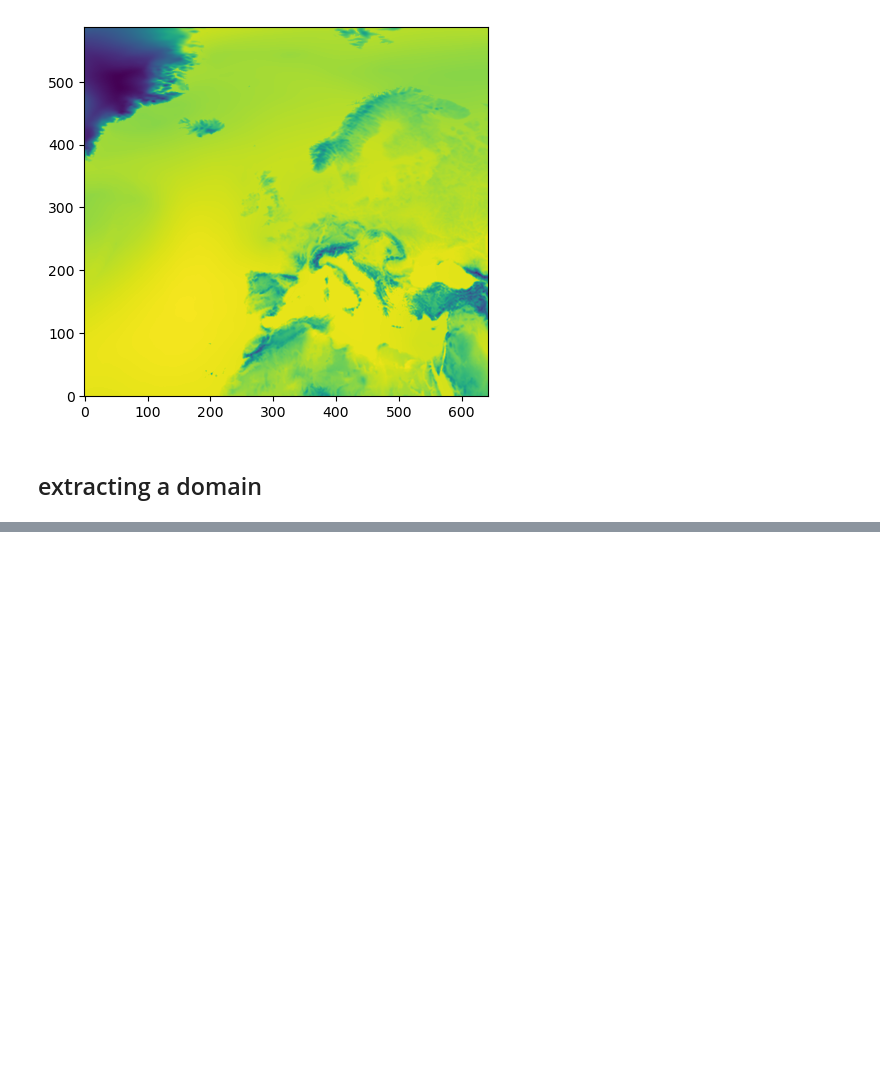
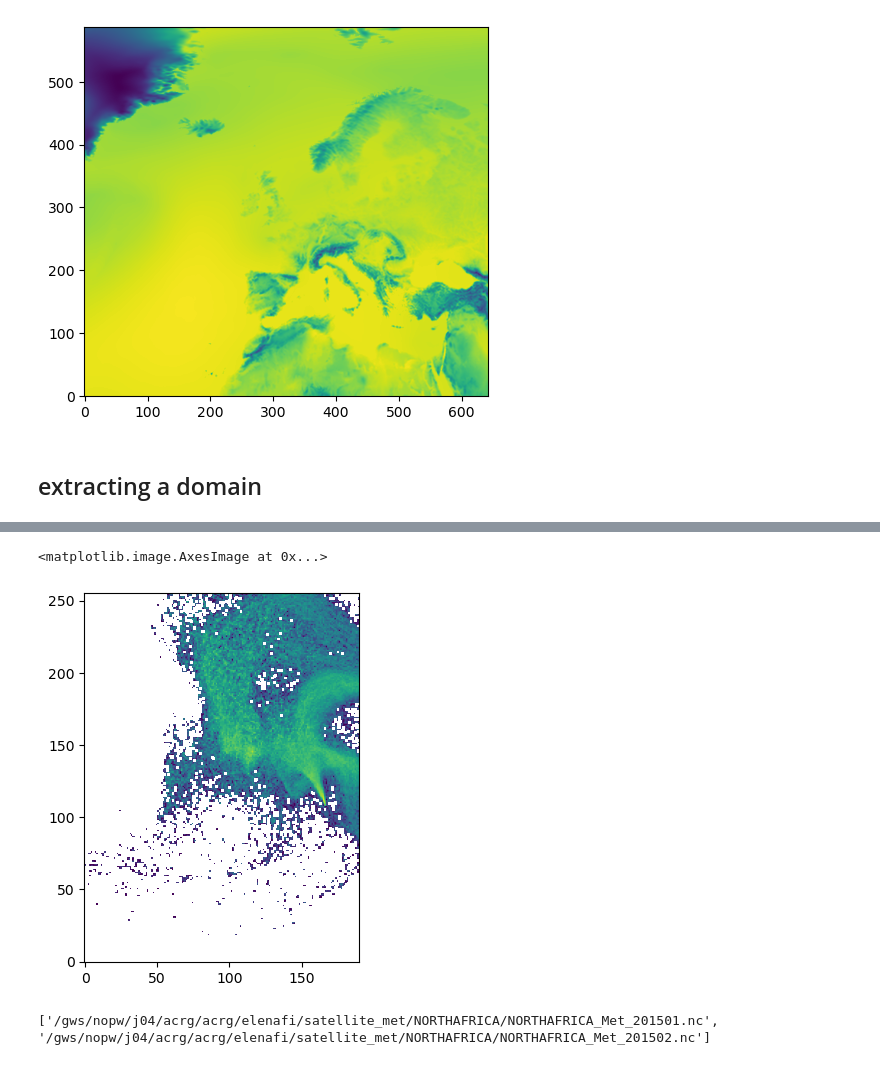
Before and after one commit to elenafillo/extract_iris_met, a Jupyter notebook: exploring_met_data.ipynb, the cells around one changed output, grey strips where cells are left out. Cells and saved outputs as stored; diff of their text form; code cells hidden in the pictures; blank space fills up the shorter version.

```diff
--- a/exploring_met_data.ipynb
+++ b/exploring_met_data.ipynb
@@ -153,0 +189,13 @@ ax.set_extent(extent, crs=cartopy.crs.PlateCarree())
+# %%
+# or maybe we want to "slice" this, and plot only a particular section, eg the north
+plt.imshow(np.log10(fp.sel(lat=slice(-60,0)).fp[:,:,0]), origin="lower")
+# %% [output]
+<matplotlib.image.AxesImage at 0x...>
+[figure, added]
+# %%
+# you can also load a list of files using , eg
+met_files = sorted(glob.glob("/gws/nopw/j04/acrg/acrg/elenafi/satellite_met/NORTHAFRICA/NORTHAFRICA_Met_2015*.nc"))[:2]
+print(met_files)
+met = xr.open_mfdataset(met_files)
+# %% [output]
+['/gws/nopw/j04/acrg/acrg/elenafi/satellite_met/NORTHAFRICA/NORTHAFRICA_Met_201501.nc', '/gws/nopw/j04/acrg/acrg/elenafi/satellite_met/NORTHAFRICA/NORTHAFRICA_Met_201502.nc']
```
Also changed, not shown: parts of 11 cells of this notebook.
